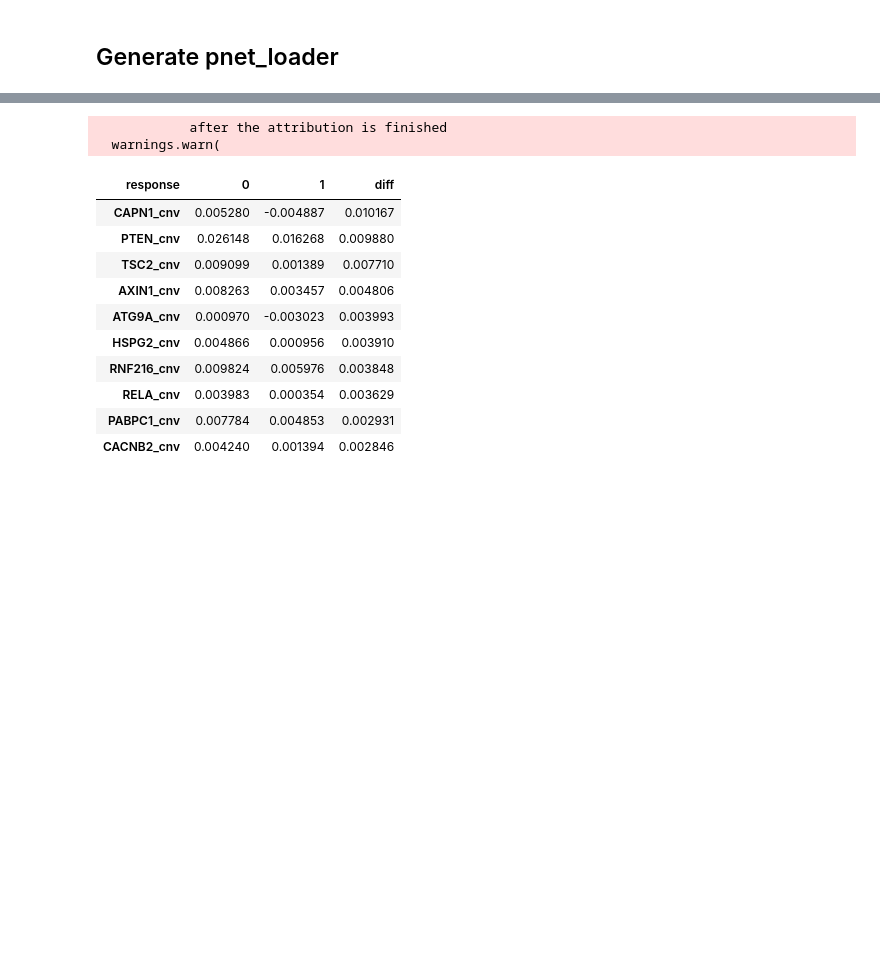
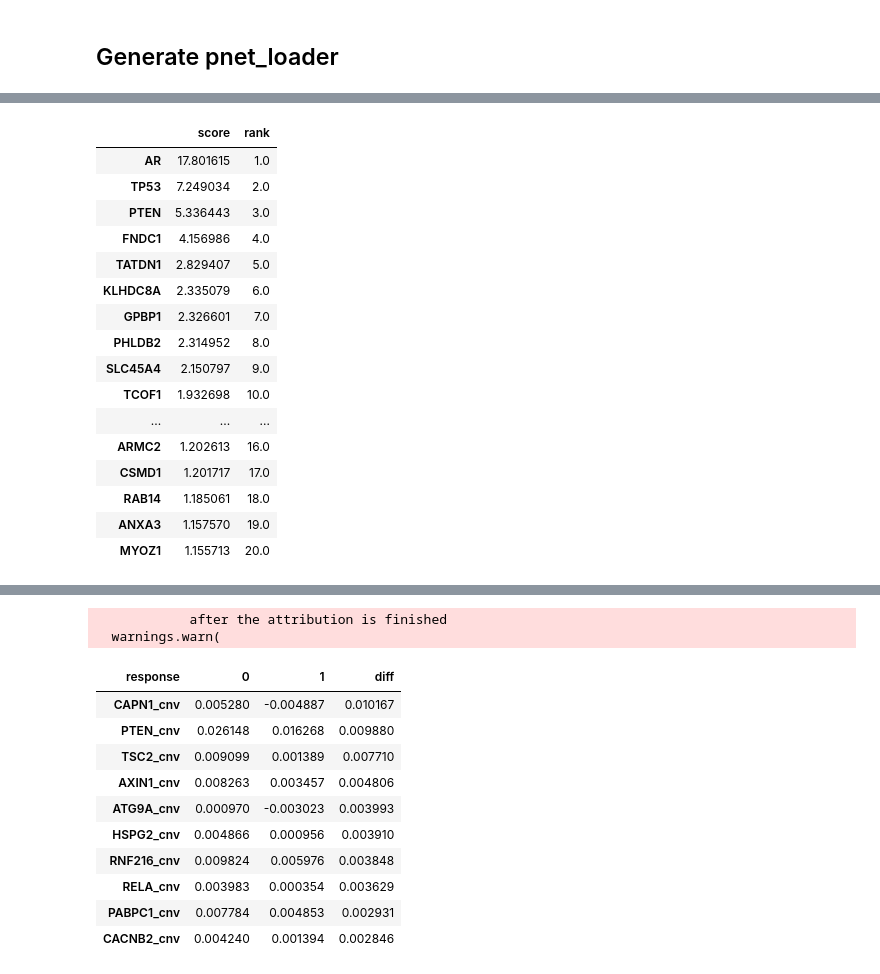
Before and after one commit to vanallenlab/pnet, a Jupyter notebook: src/prostate_validation.ipynb, the cells around one changed output, grey strips where cells are left out. Drawn from its saved outputs; the diff is of its cells as text; code cells hidden in the pictures; blank space fills up the shorter version.

```diff
--- a/src/prostate_validation.ipynb
+++ b/src/prostate_validation.ipynb
@@ -145 +135,27 @@ FGG_cnv         13.829429
 dtype: float64
+# %%
+gene_imps = model.gene_importance(test_dataset)
+# %%
+gene_imps = pd.DataFrame(gene_imps, columns=['score'])
+# %%
+gene_imps['rank'] = gene_imps.rank(ascending=False).values
+# %%
+gene_imps.nlargest(20, 'score')
+# %% [output]
+|  | score | rank |
+| AR | 17.801615 | 1.0 |
+| TP53 | 7.249034 | 2.0 |
+| PTEN | 5.336443 | 3.0 |
+| FNDC1 | 4.156986 | 4.0 |
+| TATDN1 | 2.829407 | 5.0 |
+| KLHDC8A | 2.335079 | 6.0 |
+| GPBP1 | 2.326601 | 7.0 |
+| PHLDB2 | 2.314952 | 8.0 |
+| SLC45A4 | 2.150797 | 9.0 |
+| TCOF1 | 1.932698 | 10.0 |
+| ... | ... | ... |
+| ARMC2 | 1.202613 | 16.0 |
+| CSMD1 | 1.201717 | 17.0 |
+| RAB14 | 1.185061 | 18.0 |
+| ANXA3 | 1.157570 | 19.0 |
+| MYOZ1 | 1.155713 | 20.0 |
```
Also changed, not shown: parts of 12 cells of this notebook, 3 other files.
